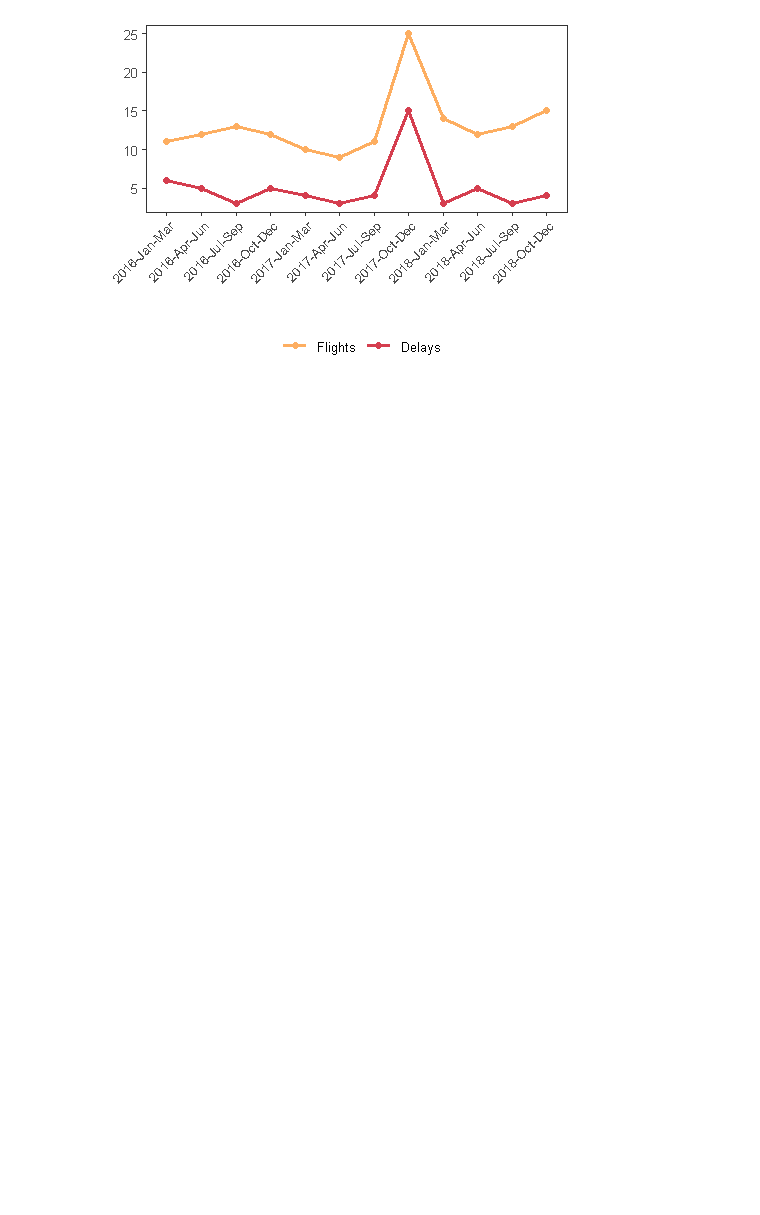
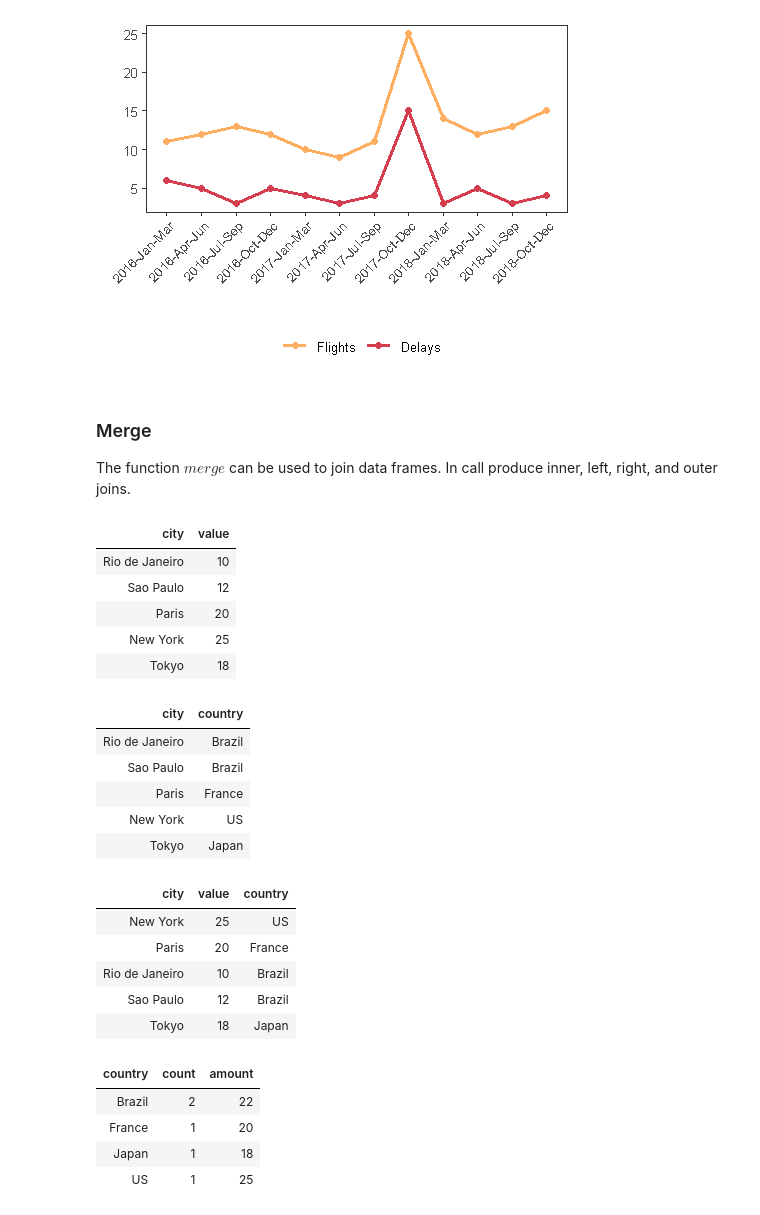
Before and after one commit to eogasawara/mylibrary, a Jupyter notebook: myIntroduction.ipynb, the cells around one changed output. Saved outputs shown, nothing was run; the diff lists cells and outputs as text; code cells hidden in the pictures; blank space fills up the shorter version.

```diff
--- a/myIntroduction.ipynb
+++ b/myIntroduction.ipynb
@@ -305,4 +386,5 @@ plot(grf)
 # %%
+loadlibrary("reshape")
 adjust_dataset <- function(data) {
   data <- melt(data[,c('Year', 'Months', 'Flights', 'Delays', 'OnTime', 'Perc')],
                id.vars = c(1,2))
@@ -310,6 +392,8 @@ adjust_dataset <- function(data) {
   data$x <- factor(data$x,levels = data$x[1:12])
   return(data)
 }
-data <- adjust_dataset(create_dataset())
+data <- create_dataset()
 head(data)
+data <- adjust_dataset(data)
+head(data)
 # %% [output]
@@ -328,3 +419,47 @@ grf <- grf + theme(axis.text.x = element_text(angle=45, hjust=1))
 plot(grf)
 # %% [output]
 [figure]
+# %% [markdown]
+### Merge
+The function $merge$ can be used to join data frames. In call produce inner, left, right, and outer joins.
+# %%
+stores <- data.frame(
+    city = c("Rio de Janeiro", "Sao Paulo", "Paris", "New York", "Tokyo"),
+    value = c(10, 12, 20, 25, 18))
+head(stores)
+
+
+divisions <- data.frame(
+    city = c("Rio de Janeiro", "Sao Paulo", "Paris", "New York", "Tokyo"),
+    country = c("Brazil", "Brazil", "France", "US", "Japan"))
+head(divisions)
+
+data <- merge(stores, divisions, by.x="city", by.y="city")
+head(data)
+
+result <- data %>% group_by(country) %>% summarize(count = n(), amount = sum(value))
+head(result)
+# %% [output]
+| city | value |
+| Rio de Janeiro | 10 |
+| Sao Paulo | 12 |
+| Paris | 20 |
+| New York | 25 |
+| Tokyo | 18 |
+| city | country |
+| Rio de Janeiro | Brazil |
+| Sao Paulo | Brazil |
+| Paris | France |
+| New York | US |
+| Tokyo | Japan |
+| city | value | country |
+| New York | 25 | US |
+| Paris | 20 | France |
+| Rio de Janeiro | 10 | Brazil |
+| Sao Paulo | 12 | Brazil |
+| Tokyo | 18 | Japan |
+| country | count | amount |
+| Brazil | 2 | 22 |
+| France | 1 | 20 |
+| Japan | 1 | 18 |
+| US | 1 | 25 |
```
Also changed, not shown: parts of 21 cells of this notebook.
